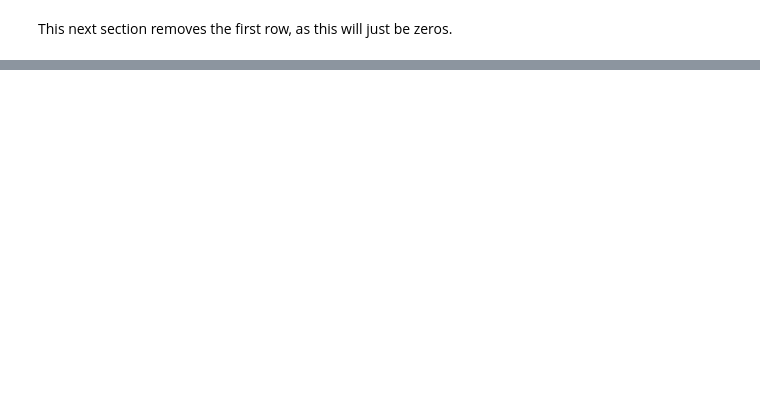
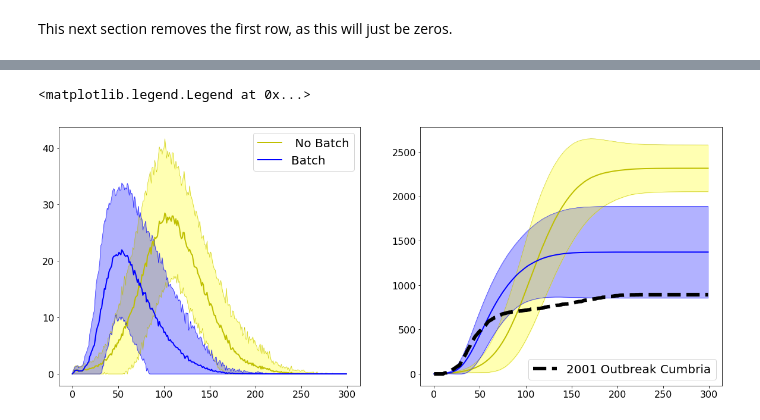
Before and after one commit to susiecant/FMD-RSG, a Jupyter notebook: UK Model Plots.ipynb, the cells around one changed output, grey strips where cells are left out. Cells and saved outputs as stored; diff of their text form; code cells hidden in the pictures; blank space fills up the shorter version.

```diff
--- a/UK Model Plots.ipynb
+++ b/UK Model Plots.ipynb
@@ -48,7 +48,7 @@ import os
 #os.chdir('/Users/apple/Desktop/group/data');
 np.random.seed(5761)
 countyNumber = 8
-PATH = ''
+PATH = '../StudyGroup/'
 # %%
 #Import 2010 Farm Data
 farmData=pd.read_csv(PATH+"Farms_2010_RSG",names=["County Number", "Parish Number", "Holding Number",
@@ -1866,7 +1830,7 @@ FarmMoveRange=k*(cattle+sheep)
 #FarmMoveRange=1.0*100*np.ones(len(cattle))/100000
 
 # quantities which are useful for ring cull
-#RingCull=1.0*3000
+RingCull=1.0*3000
 #RingCull=0
 
 # count_move2=0 #Number of movements
@@ -3362,4 +3370,13 @@ a = cumInfArray
 b = InfArray
 a = np.delete(a, (0), axis=0)
 b = np.delete(b, (0), axis=0)
+# %%
+a2 = np.loadtxt('cumInfArrayNoBatchVetCull.csv', delimiter=',')
+b2 = np.loadtxt('InfArrayNoBatchVetCull.csv', delimiter=',')
+a1 = np.loadtxt('cumInfArrayBatchVetCull.csv', delimiter=',')
+b1 = np.loadtxt('InfArrayBatchVetCull.csv', delimiter=',')
+# a1 = np.delete(a1, (0), axis=0)
+# b1 = np.delete(b1, (0), axis=0)
+# a2 = np.delete(a2, (0), axis=0)
+# b2 = np.delete(b2, (0), axis=0)
 # %%
@@ -3417 +3475,43 @@ UK2001Inf = [  0.,   0.,   0.,   0.,   0.,   0.,   0.,   0.,   0.,   0.,   0., #
+# %%
+####Comparison cumulative plots for with/without batch movement with fixed culling
+plt.figure(figsize = (20,8))
+plt.subplot(1,2,1)
+t = np.linspace(0, 299, 300)
+plt.plot(t, meanInfNoBatchVet, 'y', lw=2, label =' No Batch')
+plt.plot(t, meanInfNoBatchVet+sdInfNoBatchVet, 'y', lw=0.5)
+plt.plot(t, np.maximum(meanInfNoBatchVet-sdInfNoBatchVet,np.zeros(300)), 'y', lw=0.5)
+plt.fill_between(t, meanInfNoBatchVet+sdInfNoBatchVet, np.maximum(meanInfNoBatchVet-sdInfNoBatchVet,0), 1, alpha=0.3, color = 'yellow')
+plt.plot(t, meanInfBatchVet, 'b', lw=2, label = 'Batch')
+plt.plot(t, meanInfBatchVet+sdInfBatchVet, 'b', lw=0.5)
+plt.plot(t, np.maximum(meanInfBatchVet-sdInfBatchVet, 0), 'b', lw=0.5)
+plt.fill_between(t, meanInfBatchVet+sdInfBatchVet, np.maximum(meanInfBatchVet-sdInfBatchVet,0), 1, alpha=0.3, color = 'blue')
+plt.legend()
+plt.legend(fontsize = 20)
+plt.xticks(fontsize = 16)
+plt.yticks(fontsize = 16)
+# plt.ylim([0,45])
+# plt.xlim([0,300])
+plt.subplot(1,2,2)
+
+t = np.linspace(0, 299, 300)
+plt.plot(t, meanCumInfNoBatchVet, 'y', lw=2)
+plt.plot(t, meanCumInfNoBatchVet+sdCumInfNoBatchVet, 'y', lw=0.5)
+plt.plot(t, np.maximum(meanCumInfNoBatchVet-sdCumInfNoBatchVet,0), 'y', lw=0.5)
+
+plt.plot(t, meanCumInfBatchVet, 'b', lw=2)
+plt.plot(t, meanCumInfBatchVet+sdCumInfBatchVet, 'b', lw=0.5)
+plt.plot(t, np.maximum(meanCumInfBatchVet-sdCumInfBatchVet,0), 'b', lw=0.5)
+plt.plot(t, UK2001Inf[:300], '--', color = 'black', lw = 6, label = '2001 Outbreak Cumbria')
+
+plt.fill_between(t, meanCumInfBatchVet+sdCumInfBatchVet, np.maximum(meanCumInfBatchVet-sdCumInfBatchVet,0), 1, alpha=0.3, color='blue')
+plt.fill_between(t, meanCumInfNoBatchVet+sdCumInfNoBatchVet, np.maximum(meanCumInfNoBatchVet-sdCumInfNoBatchVet,0), 1, alpha=0.3, color='yellow')
+
+plt.xticks(fontsize = 16)
+plt.yticks(fontsize =16)
+# plt.ylim([0,2800])
+# plt.xlim([0,300])
+plt.legend(fontsize = 20, loc = 'lower right')
+# %% [output]
+<matplotlib.legend.Legend at 0x...>
+[figure, added]
 # %%
```
Also changed, not shown: parts of 22 cells of this notebook.
